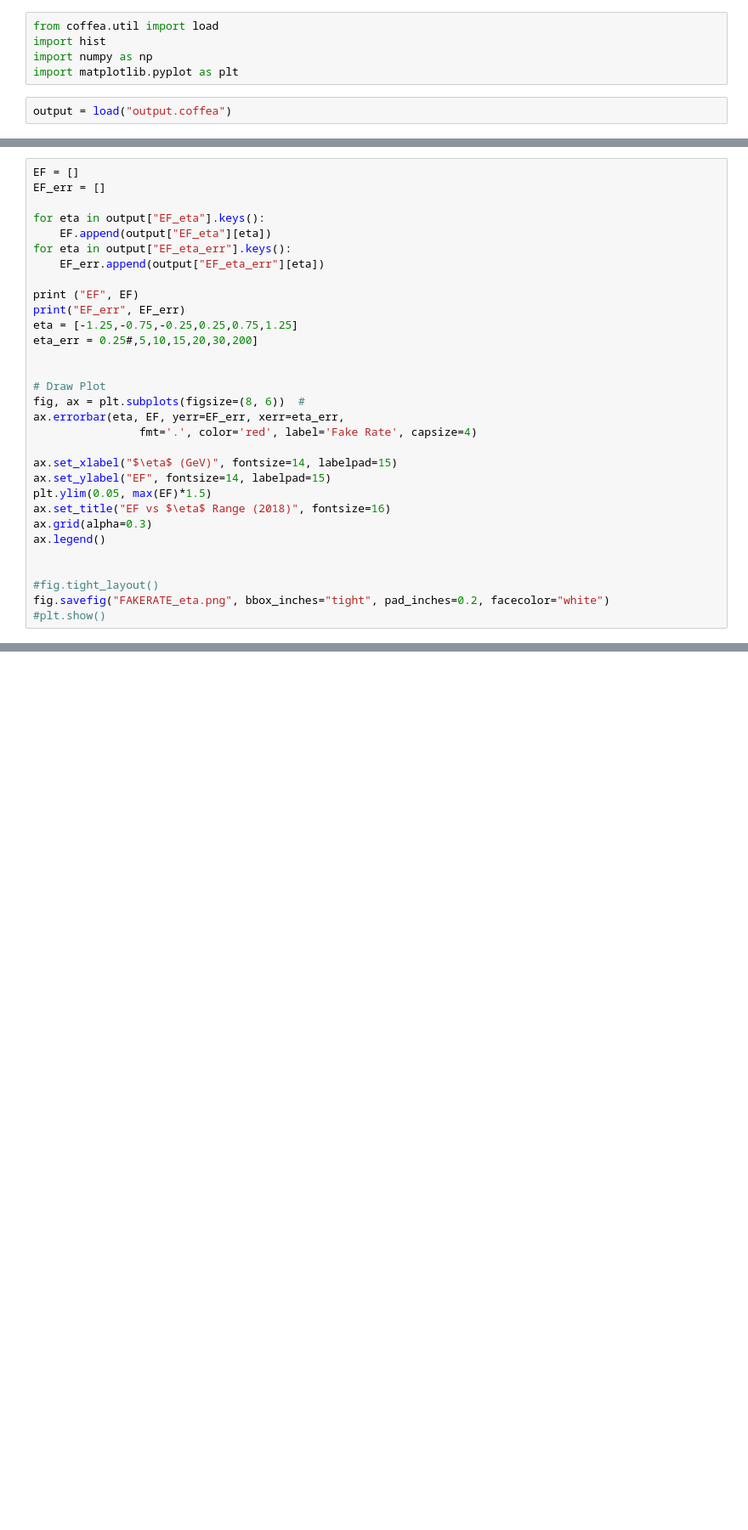
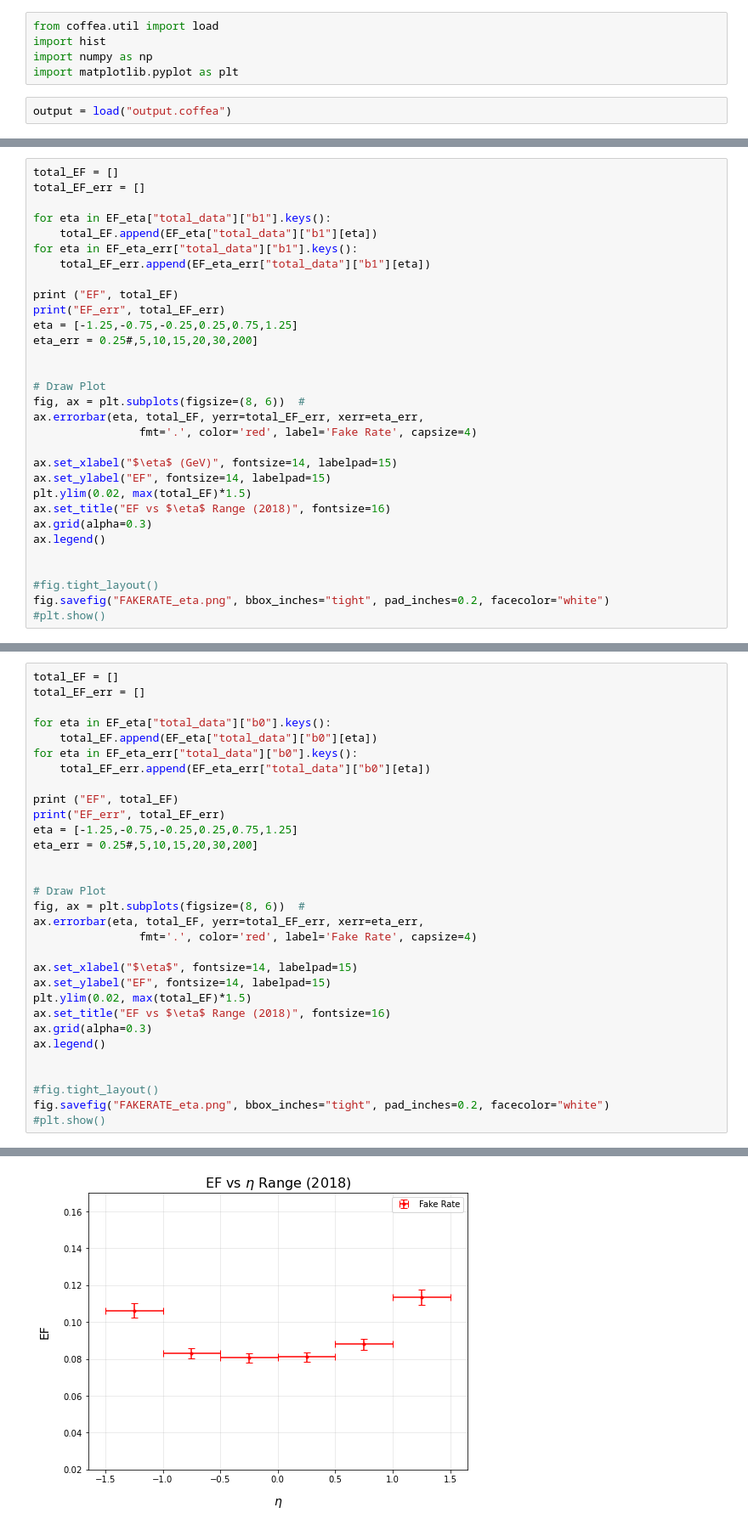
Before and after one commit to Pocket-Coffea/analysis, a Jupyter notebook: plotter/ef_evaluation.ipynb, the cells around one changed output, grey strips where cells are left out. Shown at 85% size. Saved outputs shown, nothing was run; the diff lists cells and outputs as text; blank space fills up the shorter version.

```diff
--- a/plotter/ef_evaluation.ipynb
+++ b/plotter/ef_evaluation.ipynb
@@ -218,26 +272,26 @@ EF_err [0.004961911329352825, 0.006170144015683251, 0.004678360850948373]
 # %%
-EF = []
-EF_err = []
+total_EF = []
+total_EF_err = []
 
-for eta in output["EF_eta"].keys():
-    EF.append(output["EF_eta"][eta])
-for eta in output["EF_eta_err"].keys():
-    EF_err.append(output["EF_eta_err"][eta])
+for eta in EF_eta["total_data"]["b1"].keys():
+    total_EF.append(EF_eta["total_data"]["b1"][eta])
+for eta in EF_eta_err["total_data"]["b1"].keys():
+    total_EF_err.append(EF_eta_err["total_data"]["b1"][eta])
 
-print ("EF", EF)
-print("EF_err", EF_err)
+print ("EF", total_EF)
+print("EF_err", total_EF_err)
 eta = [-1.25,-0.75,-0.25,0.25,0.75,1.25]
 eta_err = 0.25#,5,10,15,20,30,200]
 
 
 # Draw Plot
 fig, ax = plt.subplots(figsize=(8, 6))  #
-ax.errorbar(eta, EF, yerr=EF_err, xerr=eta_err,
+ax.errorbar(eta, total_EF, yerr=total_EF_err, xerr=eta_err,
                 fmt='.', color='red', label='Fake Rate', capsize=4)
 
 ax.set_xlabel("$\eta$ (GeV)", fontsize=14, labelpad=15)
 ax.set_ylabel("EF", fontsize=14, labelpad=15)
-plt.ylim(0.05, max(EF)*1.5)
+plt.ylim(0.02, max(total_EF)*1.5)
 ax.set_title("EF vs $\eta$ Range (2018)", fontsize=16)
 ax.grid(alpha=0.3)
 ax.legend()
@@ -250,0 +307,32 @@ KeyError: 'EF_eta'
+# %%
+total_EF = []
+total_EF_err = []
+
+for eta in EF_eta["total_data"]["b0"].keys():
+    total_EF.append(EF_eta["total_data"]["b0"][eta])
+for eta in EF_eta_err["total_data"]["b0"].keys():
+    total_EF_err.append(EF_eta_err["total_data"]["b0"][eta])
+
+print ("EF", total_EF)
+print("EF_err", total_EF_err)
+eta = [-1.25,-0.75,-0.25,0.25,0.75,1.25]
+eta_err = 0.25#,5,10,15,20,30,200]
+
+
+# Draw Plot
+fig, ax = plt.subplots(figsize=(8, 6))  #
+ax.errorbar(eta, total_EF, yerr=total_EF_err, xerr=eta_err,
+                fmt='.', color='red', label='Fake Rate', capsize=4)
+
+ax.set_xlabel("$\eta$", fontsize=14, labelpad=15)
+ax.set_ylabel("EF", fontsize=14, labelpad=15)
+plt.ylim(0.02, max(total_EF)*1.5)
+ax.set_title("EF vs $\eta$ Range (2018)", fontsize=16)
+ax.grid(alpha=0.3)
+ax.legend()
+
+
+#fig.tight_layout()
+fig.savefig("FAKERATE_eta.png", bbox_inches="tight", pad_inches=0.2, facecolor="white")
+#plt.show()
+# %% [output]
@@ -250,0 +341 @@ KeyError: 'EF_eta'
+[figure, added]
```
Also changed, not shown: parts of 16 cells of this notebook, 4 other files.
